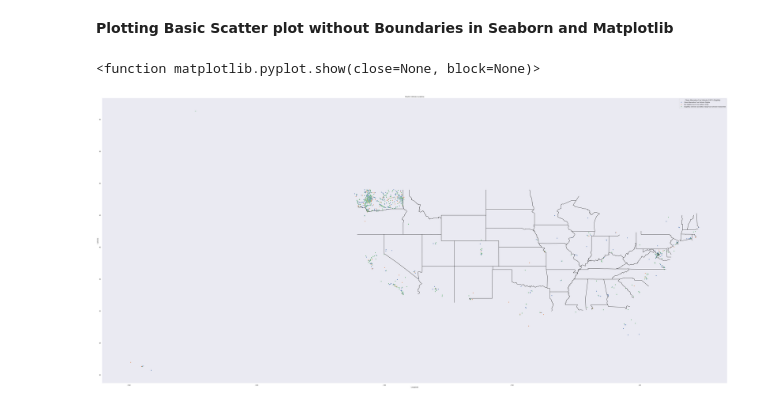
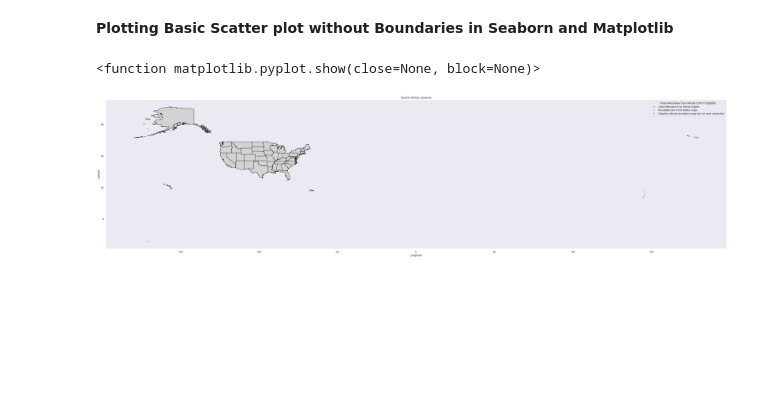
Before and after one commit to SianRods/Data-Science-ML, a Jupyter notebook: Practice Projects/DA-Electric_Vehicle.ipynb, the cells around one changed output. Cells and saved outputs as stored; diff of their text form; code cells hidden in the pictures; blank space fills up the shorter version.

```diff
--- a/Practice Projects/DA-Electric_Vehicle.ipynb
+++ b/Practice Projects/DA-Electric_Vehicle.ipynb
@@ -11,7 +11,7 @@ from shapely import wkt
 # %%
 vehicle_df=pd.read_csv('Electric_Vehicle_Population_Data.csv')
 # %%
-usa_map = gpd.read_file('ne_10m_admin_1_states_provinces_lines.dbf')
+usa_map = gpd.read_file('cb_2020_us_state_5m.shp')
 # %% [markdown]
 ### Step 1 is understanding all the data , Finding Missing Values and drawing inferences
 # %%
@@ -447,14 +445,14 @@ latitudes[:10]
 # %% [markdown]
 **Plotting Basic Scatter plot without Boundaries in Seaborn and Matplotlib**
 # %%
-plt.figure(figsize=(80,50))
+plt.figure(figsize=(50,50))
 sns.scatterplot(x=longitutes, y=latitudes, alpha=0.9,hue=vehicle_df['Clean Alternative Fuel Vehicle (CAFV) Eligibility'])
 plt.title("Electric Vehicle Locations")
 plt.xlabel("Longitude")
 plt.ylabel("Latitude")
 plt.grid(False)
-usa_map[usa_map['ADM0_A3']=='USA'].plot(ax=plt.gca(), color='BLACK', edgecolor='black', alpha=1)
+usa_map.plot(ax=plt.gca(), color='lightgray', edgecolor='black', alpha=1)
 plt.show
 # %% [output]
 <function matplotlib.pyplot.show(close=None, block=None)>
-[figure, old version]
+[figure, new version]
```
Also changed, not shown: parts of 7 cells of this notebook, 5 other files.
